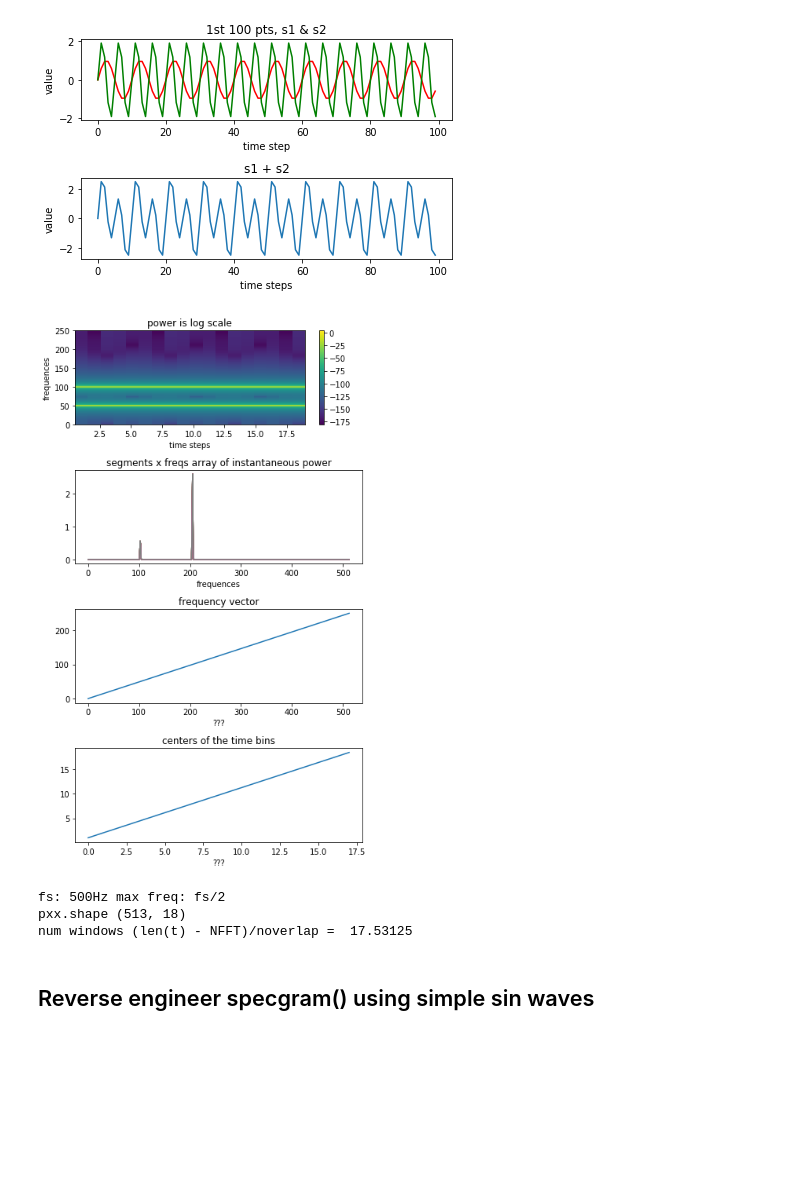
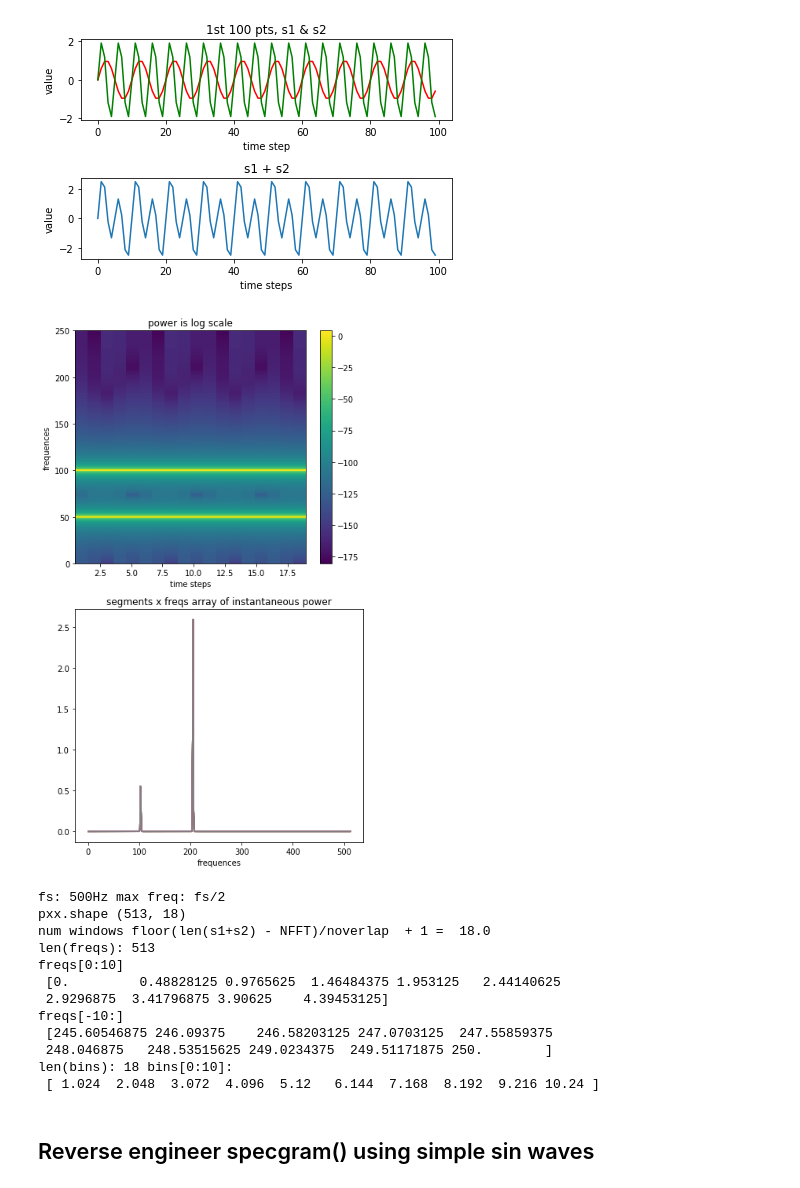
Before and after one commit to AEDWIP/DeepBio, a Jupyter notebook: specgramExperiments.ipynb, the cells around one changed output. Cells and saved outputs as stored; diff of their text form; code cells hidden in the pictures; blank space fills up the shorter version.

```diff
--- a/specgramExperiments.ipynb
+++ b/specgramExperiments.ipynb
@@ -104,58 +107,58 @@ def spectorGramPlots(dt, s1, s2):
     noverlap = int(NFFT / 2)  #900
     Fs = int(1.0 / dt)  # the sampling frequency
 
-    grid = 411 # nrow, ncol, place in grid
+    grid = 211 # nrow, ncol, place in grid
     plt.subplot(grid)
 
 
     # pxx is the segments x freqs array of instantaneous power,
     # freqs is the frequency vector,
     # bins are the centers of the time bins in which the power is
     #      computed,
     # im is the matplotlib.image.AxesImage instance
     pxx, freqs, bins, im = plt.specgram(s1 + s2, NFFT=NFFT, Fs=Fs,
                                         noverlap=noverlap,
 #                                         scale='linear'
                                        )
 
     plt.xlabel("time steps")
     plt.ylabel("frequences")
     plt.title("power is log scale")
     fig.colorbar(im)
 
     grid += 1
     plt.subplot(grid) # nrow, ncol, place in grid
     plt.plot(pxx)
     plt.xlabel("frequences")
     plt.title("segments x freqs array of instantaneous power")
 
-    grid += 1
-    plt.subplot(grid) # nrow, ncol, place in grid
-    plt.plot(freqs)
-    plt.xlabel("???")
-    plt.title("frequency vector")
-
-    grid += 1
-    plt.subplot(grid) # nrow, ncol, place in grid
-    plt.plot(bins)
-    plt.xlabel("???")
-    plt.title("centers of the time bins")
-
     plt.tight_layout() # adjust so that labels do not over lap
 
     plt.show()
 
     print("fs: {}Hz max freq: fs/2".format(Fs))
     print("pxx.shape", pxx.shape)
-    print("num windows (len(t) - NFFT)/noverlap = ",
-          (len(t) - NFFT)/noverlap)
+    print("num windows floor(len(s1+s2) - NFFT)/noverlap  + 1 = ", np.floor((len(s1+s2) - NFFT)/noverlap) + 1)
+    print("len(freqs):", len(freqs), " \nfreqs[0:10]\n", freqs[0:10])
+    print("freqs[-10:]\n", freqs[-10:])
+    print("len(bins):", len(bins), "bins[0:10]:\n", bins[0:10])
+
 
 spectorGramPlots(dt, s1, s2)
 # %% [output]
-[figure, old version]
+[figure, new version]
 fs: 500Hz max freq: fs/2
 pxx.shape (513, 18)
-num windows (len(t) - NFFT)/noverlap =  17.53125
+num windows floor(len(s1+s2) - NFFT)/noverlap  + 1 =  18.0
+len(freqs): 513
+freqs[0:10]
+ [0.         0.48828125 0.9765625  1.46484375 1.953125   2.44140625
+ 2.9296875  3.41796875 3.90625    4.39453125]
+freqs[-10:]
+ [245.60546875 246.09375    246.58203125 247.0703125  247.55859375
+ 248.046875   248.53515625 249.0234375  249.51171875 250.        ]
+len(bins): 18 bins[0:10]:
+ [ 1.024  2.048  3.072  4.096  5.12   6.144  7.168  8.192  9.216 10.24 ]
 # %% [markdown]
 ## Reverse engineer specgram() using simple sin waves
 # %%
```
Also changed, not shown: parts of 2 cells of this notebook, 3 other files.
